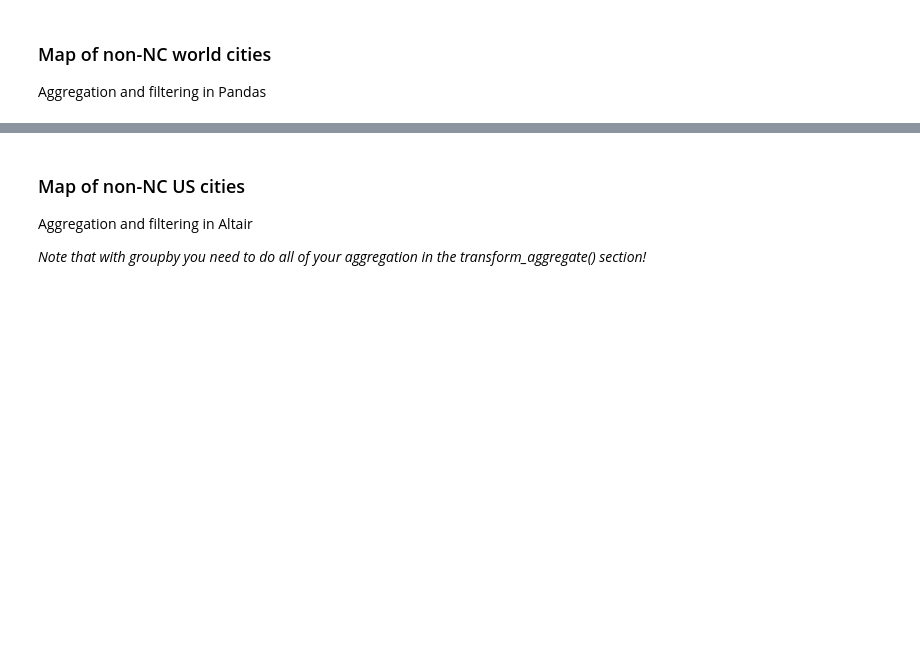
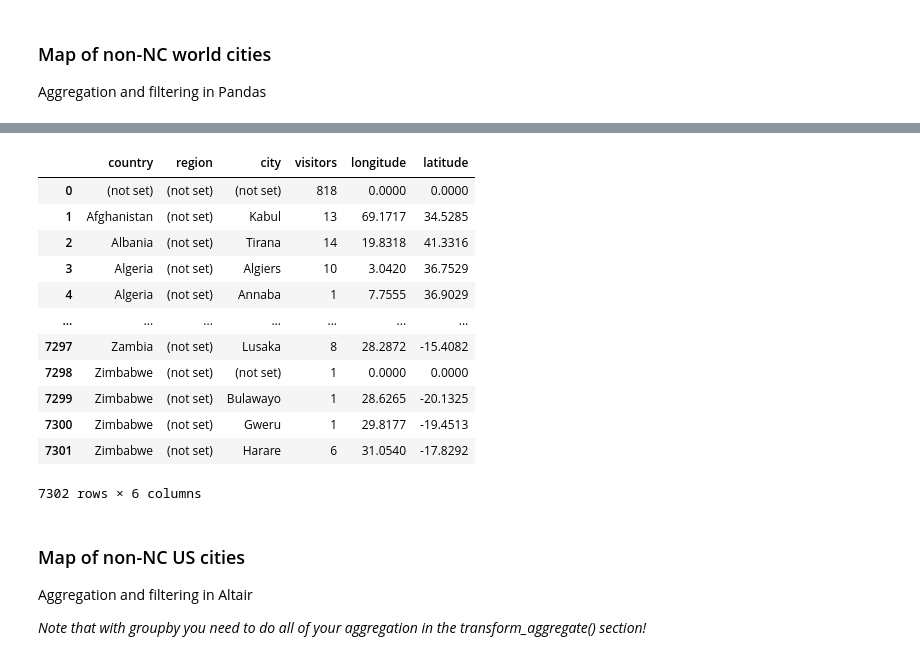
Before and after one commit to emonson/altair-vis-python, a Jupyter notebook: 20_LibraryPageviews_BigData.ipynb, the cells around one changed output, grey strips where cells are left out. Drawn from its saved outputs; the diff is of its cells as text; code cells hidden in the pictures; blank space fills up the shorter version.

```diff
--- a/20_LibraryPageviews_BigData.ipynb
+++ b/20_LibraryPageviews_BigData.ipynb
@@ -390,6 +393,22 @@ points = alt.Chart(no_nc_city).mark_circle(
 background + points
 # %% [output]
 [interactive output not drawn]
+# %%
+no_nc_city
+# %% [output]
+|  | country | region | city | visitors | longitude | latitude |
+| 0 | (not set) | (not set) | (not set) | 818 | 0.0000 | 0.0000 |
+| 1 | Afghanistan | (not set) | Kabul | 13 | 69.1717 | 34.5285 |
+| 2 | Albania | (not set) | Tirana | 14 | 19.8318 | 41.3316 |
+| 3 | Algeria | (not set) | Algiers | 10 | 3.0420 | 36.7529 |
+| 4 | Algeria | (not set) | Annaba | 1 | 7.7555 | 36.9029 |
+| ... | ... | ... | ... | ... | ... | ... |
+| 7297 | Zambia | (not set) | Lusaka | 8 | 28.2872 | -15.4082 |
+| 7298 | Zimbabwe | (not set) | (not set) | 1 | 0.0000 | 0.0000 |
+| 7299 | Zimbabwe | (not set) | Bulawayo | 1 | 28.6265 | -20.1325 |
+| 7300 | Zimbabwe | (not set) | Gweru | 1 | 29.8177 | -19.4513 |
+| 7301 | Zimbabwe | (not set) | Harare | 6 | 31.0540 | -17.8292 |
+7302 rows × 6 columns
 # %% [markdown]
 ### Map of non-NC US cities
 
```
Also changed, not shown: parts of 3 cells of this notebook, 16 other files.
